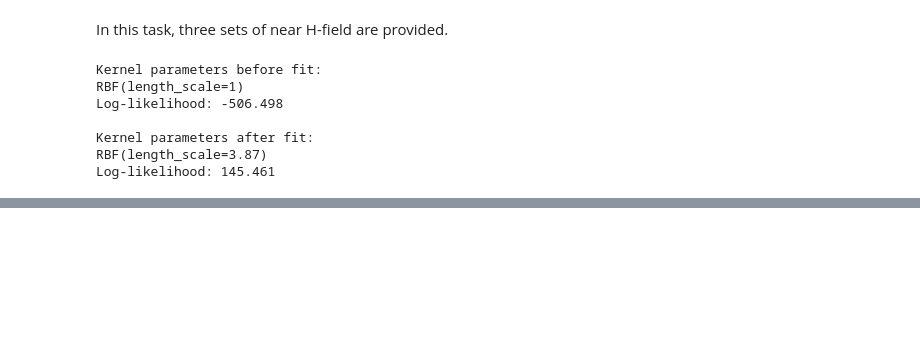
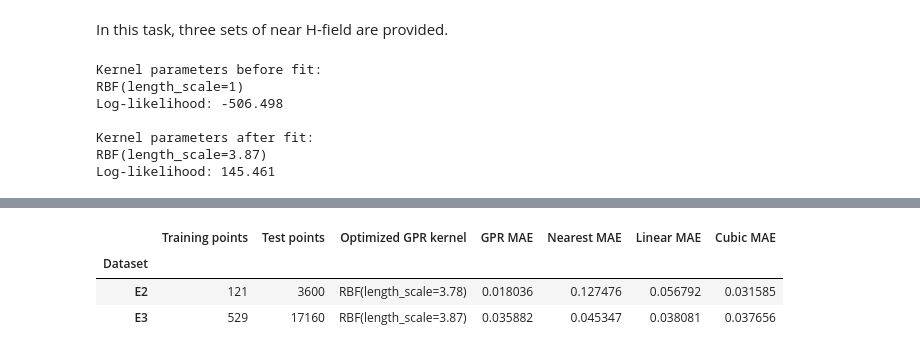
Before and after one commit to Najizarour/yooo, a Jupyter notebook: EMC Nearfield/codes/Task2.ipynb, the cells around one changed output, grey strips where cells are left out. Saved outputs shown, nothing was run; the diff lists cells and outputs as text; code cells hidden in the pictures; blank space fills up the shorter version.

Commit message:
Compare E2 and E3 reconstruction MAE

```diff
--- a/EMC Nearfield/codes/Task2.ipynb
+++ b/EMC Nearfield/codes/Task2.ipynb
@@ -215,0 +220,84 @@ plt.show()
+# %%
+def calculate_reconstruction_mae(dataset, dist=3.0, x_anchor=16.5, y_anchor=16.0):
+    """Calculate held-out MAE for GPR and three interpolation methods."""
+    hfield_data = pd.read_csv(f"Hxy_mag_{dataset}.txt", sep=r"\s+", engine="python")
+    sampling_points = pd.read_csv(f"sampling_points_{dataset}.txt", sep="\t")
+
+    coordinates = sampling_points.drop(columns=["2"]).copy()
+    magnitude = np.sqrt(hfield_data["0"] ** 2 + hfield_data["1"] ** 2).to_numpy()
+
+    x_low = x_anchor
+    while x_low >= dist:
+        x_low -= dist
+    x_high = x_anchor
+    while x_high <= coordinates.iloc[:, 0].max() - dist:
+        x_high += dist
+
+    y_low = y_anchor
+    while y_low >= dist:
+        y_low -= dist
+    y_high = y_anchor
+    while y_high <= coordinates.iloc[:, 1].max() - dist:
+        y_high += dist
+
+    inside = (
+        coordinates.iloc[:, 0].between(x_low, x_high)
+        & coordinates.iloc[:, 1].between(y_low, y_high)
+    )
+    coordinates = coordinates.loc[inside].copy()
+    magnitude = magnitude[inside.to_numpy()]
+
+    training_mask = np.asarray(
+        np.isclose((coordinates.iloc[:, 0] - x_low) % dist, 0)
+        & np.isclose((coordinates.iloc[:, 1] - y_low) % dist, 0)
+    )
+    test_mask = ~training_mask
+
+    train_coordinates = coordinates.loc[training_mask]
+    train_magnitude = magnitude[training_mask]
+    test_coordinates = coordinates.loc[test_mask]
+    test_magnitude = magnitude[test_mask]
+
+    gpr = GaussianProcessRegressor(kernel=RBF(length_scale=1))
+    gpr.fit(train_coordinates, train_magnitude)
+
+    predictions = {
+        "GPR": gpr.predict(test_coordinates),
+        "Nearest": griddata(
+            train_coordinates.to_numpy(), train_magnitude,
+            test_coordinates.to_numpy(), method="nearest"
+        ),
+        "Linear": griddata(
+            train_coordinates.to_numpy(), train_magnitude,
+            test_coordinates.to_numpy(), method="linear"
+        ),
+        "Cubic": griddata(
+            train_coordinates.to_numpy(), train_magnitude,
+            test_coordinates.to_numpy(), method="cubic"
+        ),
+    }
+
+    result = {
+        "Dataset": dataset.upper(),
+        "Training points": int(training_mask.sum()),
+        "Test points": int(test_mask.sum()),
+        "Optimized GPR kernel": str(gpr.kernel_),
+    }
+    result.update({
+        f"{method} MAE": mean_absolute_error(test_magnitude, values)
+        for method, values in predictions.items()
+    })
+    return result
+
+
+mae_results = pd.DataFrame([
+    calculate_reconstruction_mae(dataset)
+    for dataset in ("e2", "e3")
+]).set_index("Dataset")
+
+mae_results
+# %% [output]
+|  | Training points | Test points | Optimized GPR kernel | GPR MAE | Nearest MAE | Linear MAE | Cubic MAE |
+| Dataset |  |  |  |  |  |  |  |
+| E2 | 121 | 3600 | RBF(length_scale=3.78) | 0.018036 | 0.127476 | 0.056792 | 0.031585 |
+| E3 | 529 | 17160 | RBF(length_scale=3.87) | 0.035882 | 0.045347 | 0.038081 | 0.037656 |
```
Also changed, not shown: parts of 8 cells of this notebook.
